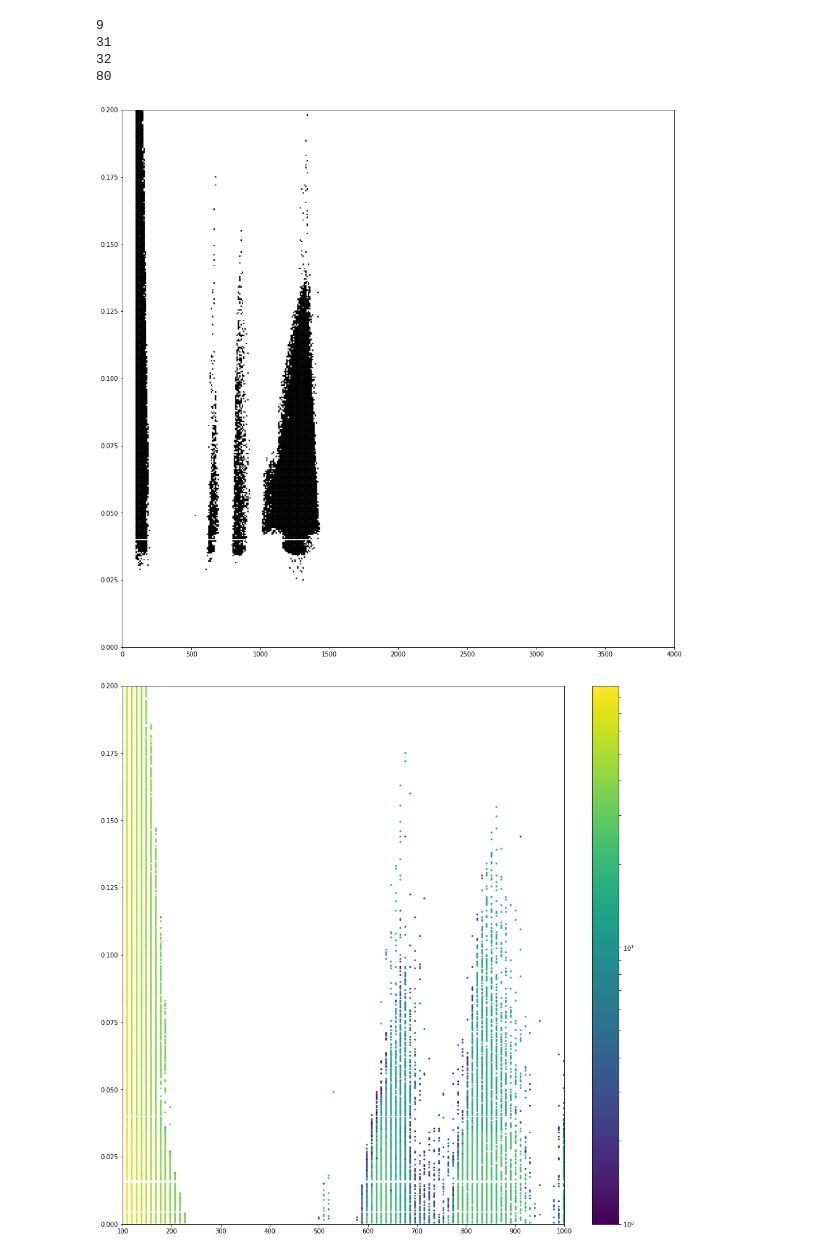
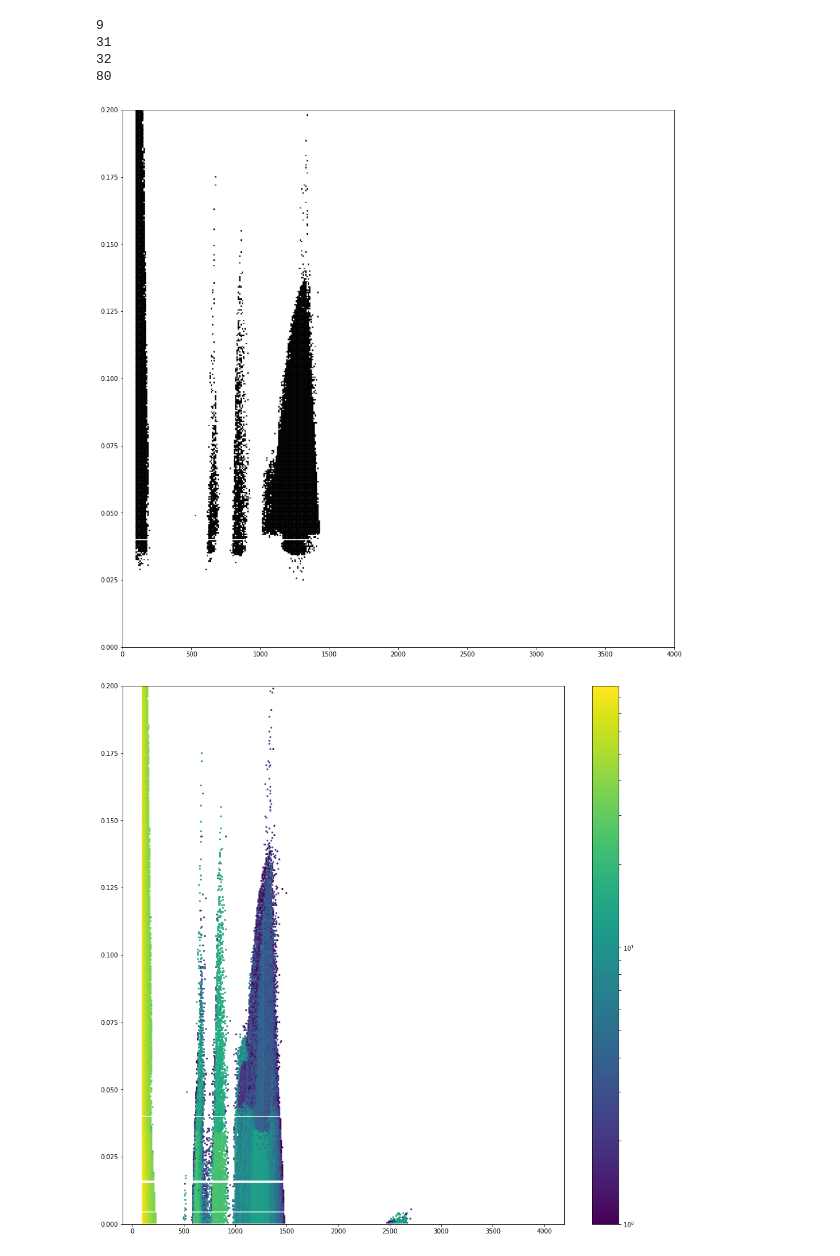
Before and after one commit to arindamsaha1507/ExtremeEvents, a Jupyter notebook: Notebooks/Post_Processing.ipynb, the cells around one changed output. Cells and saved outputs as stored; diff of their text form; code cells hidden in the pictures.

```diff
--- a/Notebooks/Post_Processing.ipynb
+++ b/Notebooks/Post_Processing.ipynb
@@ -5,7 +5,7 @@ import matplotlib.colors as clrs
 import os
 from tqdm import tqdm
 # %%
-directory = '../Cluster/Data/Raw/Data/'
+directory = '../Cluster/Data/Raw/Data_T_vs_Kcoupling/'
 plot_data = []
 
 for file in tqdm(os.listdir(directory)):
@@ -31,7 +31,7 @@ plt.show()
 # %% [output]
 [figure]
 # %%
-directory = '../Cluster/Data/Raw/Data/'
+directory = '../Cluster/Data/Raw/Data_T_vs_Kcoupling//'
 plot_data = []
 
 for file in tqdm(os.listdir(directory)):
@@ -87,9 +87,9 @@ plt.ylim((0,0.2))
 # plt.colorbar()
 plt.show()
 # %% [output]
-[figure, old version]
+[figure, new version]
 # %%
-directory = '../Cluster/Data/Raw/Data/'
+directory = '../Cluster/Data/Raw/Data_T_vs_Kcoupling//'
 plot_data = []
 
 for file in tqdm(os.listdir(directory)):
@@ -115,10 +115,10 @@ plot_data = np.array(plot_data)
 # %%
 plt.figure(figsize=(16,16))
 # pc = [plot_data[i,2] > 1 and plot_data[i,3] > 1 for i in range(len(plot_data))]
 plt.scatter(plot_data[:,0], plot_data[:,1], c=plot_data[:,2]-plot_data[:,3], s=16, marker='.',norm=clrs.LogNorm())
-plt.xlim((100,1000))
+# plt.xlim((100,1000))
 plt.ylim((0,0.2))
 plt.colorbar()
 plt.show()
 # %% [output]
-[figure, old version]
+[figure, new version]
```
Also changed, not shown: parts of 4 cells of this notebook, 2 other files.
